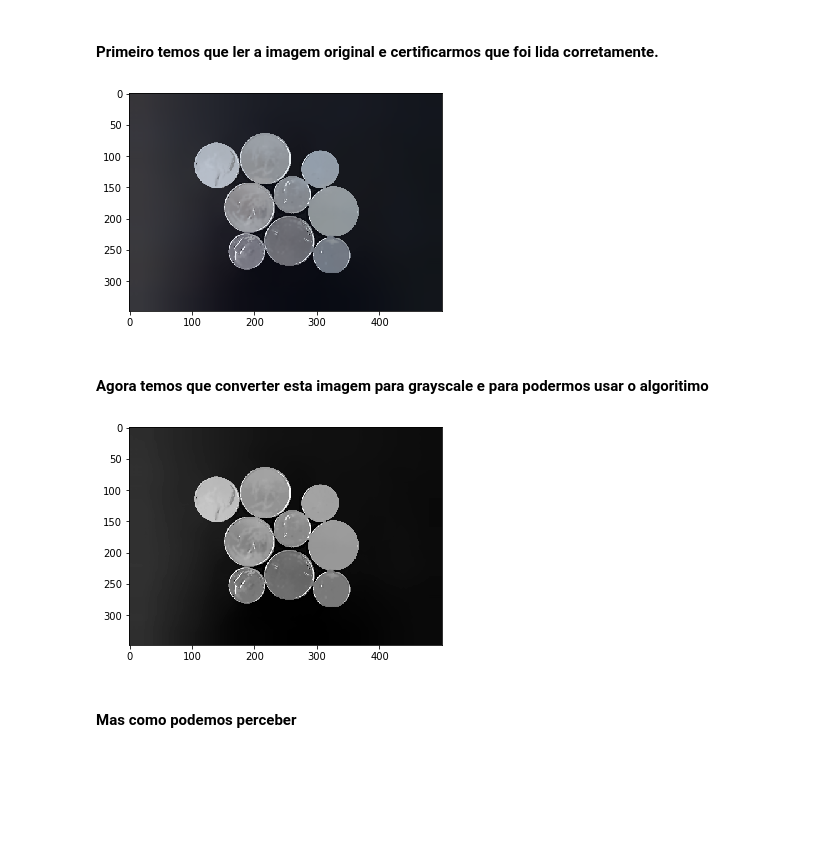
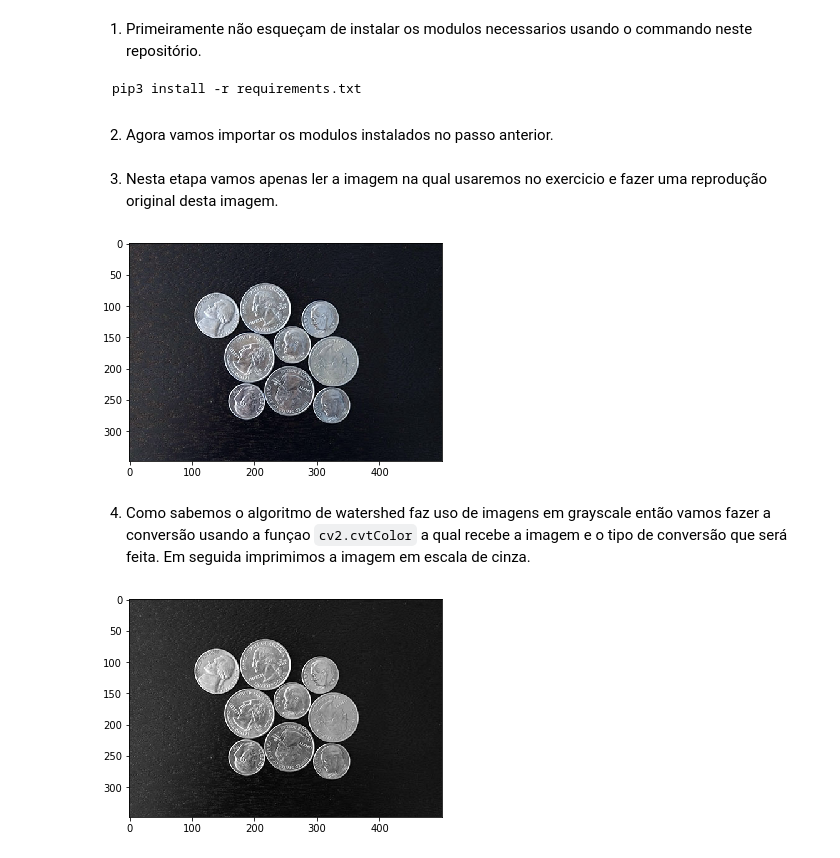
Before and after one commit to pedr0luiz/desprog-projeto, a Jupyter notebook: watershed.ipynb, the cells around one changed output. Cells and saved outputs as stored; diff of their text form; code cells hidden in the pictures; blank space fills up the shorter version.

````diff
--- a/watershed.ipynb
+++ b/watershed.ipynb
@@ -25,3 +6,10 @@ See Wikipedia_ for more details on the algorithm.
+# %% [markdown]
+1. Primeiramente não esqueçam de instalar os modulos necessarios usando o commando neste repositório.
+```bash
+pip3 install -r requirements.txt
+```
+# %% [markdown]
+2. Agora vamos importar os modulos instalados no passo anterior.
 # %%
 import numpy as np
 import matplotlib.pyplot as plt
@@ -38,22 +24,19 @@ from scipy import ndimage as ndi
 
 from skimage.morphology import disk
 import cv2
-# %% [markdown]
-#### Primeiro temos que ler a imagem original e certificarmos que foi lida corretamente.
+# %% [markdown]
+3. Nesta etapa vamos apenas ler a imagem na qual usaremos no exercicio e fazer uma reprodução original desta imagem.
 # %%
-raw_image = cv2.imread('input.jpg')
-raw_image_filtered = cv2.pyrMeanShiftFiltering(raw_image, 21, 51)
-plt.imshow(raw_image_filtered)
+raw_image = cv2.imread('./images/input.jpg')
+plt.imshow(raw_image)
 plt.show()
 # %% [output]
-[figure, old version]
+[figure, new version]
-# %% [markdown]
-#### Agora temos que converter esta imagem para grayscale e para podermos usar o algoritimo
+# %% [markdown]
+4. Como sabemos o algoritmo de watershed faz uso de imagens em grayscale então vamos fazer a conversão usando a funçao `cv2.cvtColor` a qual recebe a imagem e o tipo de conversão que será feita. Em seguida imprimimos a imagem em escala de cinza.
 # %%
-gray_image = cv2.cvtColor(np.asarray(raw_image_filtered), cv2.COLOR_BGR2GRAY)
+gray_image = cv2.cvtColor(raw_image, cv2.COLOR_BGR2GRAY)
 plt.imshow(gray_image, cmap = plt.get_cmap('gray'))
 plt.show()
 # %% [output]
-[figure, old version]
+[figure, new version]
-# %% [markdown]
-#### Mas como podemos perceber
````
Also changed, not shown: parts of 22 cells of this notebook, 7 other files.
